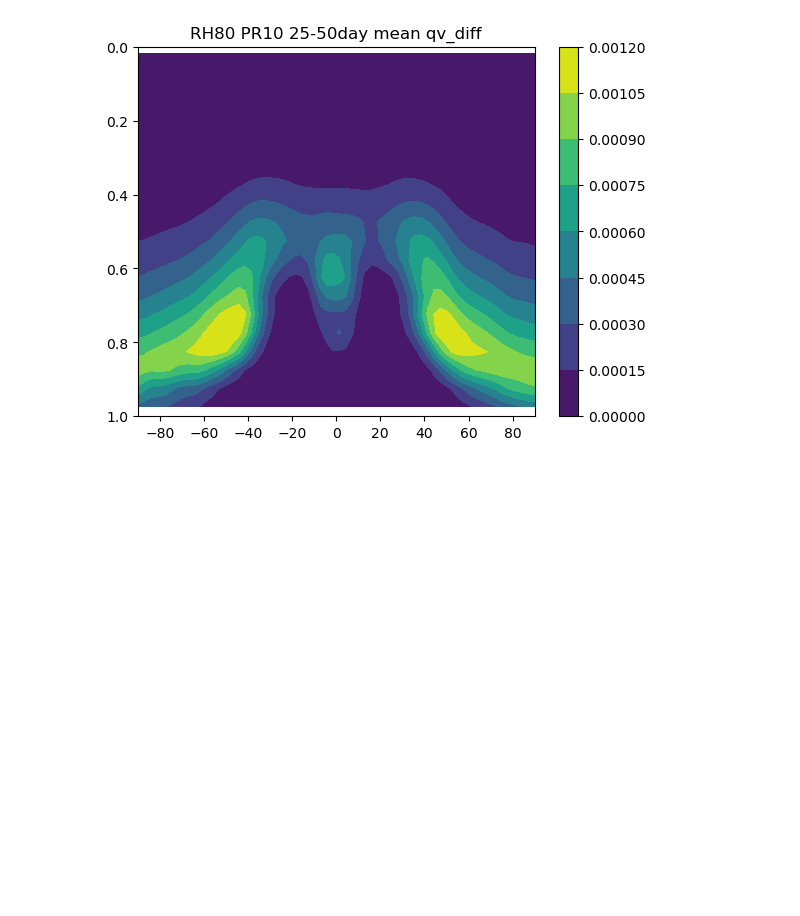
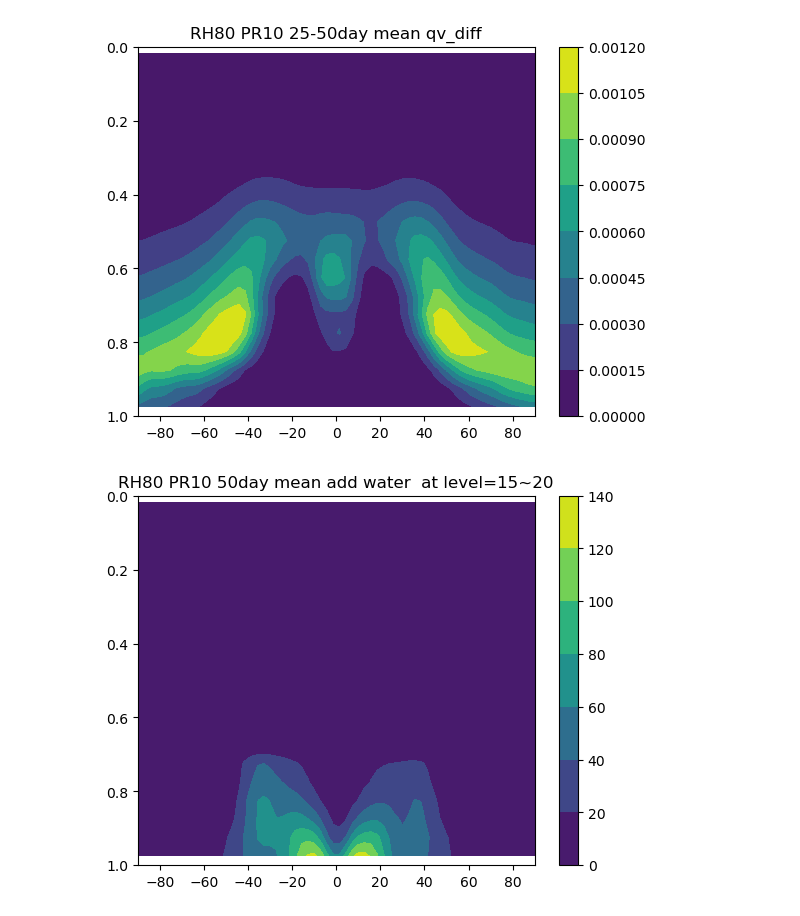
Before and after one commit to PeterChang1023/Dycore_Master, a Jupyter notebook: dycore/IdealizeSpetral.jl/exp/HSt42/check_spinupday.ipynb, the cells around one changed output. Saved outputs shown, nothing was run; the diff lists cells and outputs as text; code cells hidden in the pictures; blank space fills up the shorter version.

```diff
--- a/dycore/IdealizeSpetral.jl/exp/HSt42/check_spinupday.ipynb
+++ b/dycore/IdealizeSpetral.jl/exp/HSt42/check_spinupday.ipynb
@@ -617,3 +624,26 @@ for i in range(10,20,10):
     plt.show()
 # %% [output]
 [figure]
+# %%
+for i in range(10,20,10):
+    pr = i
+    # file = f"PR{pr}_200day_test_ice_all.dat"
+    # file = "300day_RH80_PR10_test_vertical_advection_revised_all.dat"
+    # file = "day10_hope_test_all.dat"
+    dycore = Dycore(file)
+    yy, sigma_mean2 = dycore.yy, dycore.sigma_mean2
+
+    add_water = dycore.add_water
+
+    plt.figure(dpi=100.)
+    add_water_mean = np.nanmean(add_water[:,:,:,:], axis=(0,3))
+    # qv_diff_mean = np.nanmean(qv_diff[-100:,:,:,:], axis=(0,3))
+
+    CS = plt.contourf(yy, sigma_mean2, add_water_mean)
+    plt.colorbar(CS)
+    plt.title(f"RH80 PR{pr} 50day  add water  at level=15~20")
+
+    plt.ylim([1,0])
+    plt.show()
+# %% [output]
+[figure, added]
```
Also changed, not shown: parts of 4 cells of this notebook, 2 other files.
